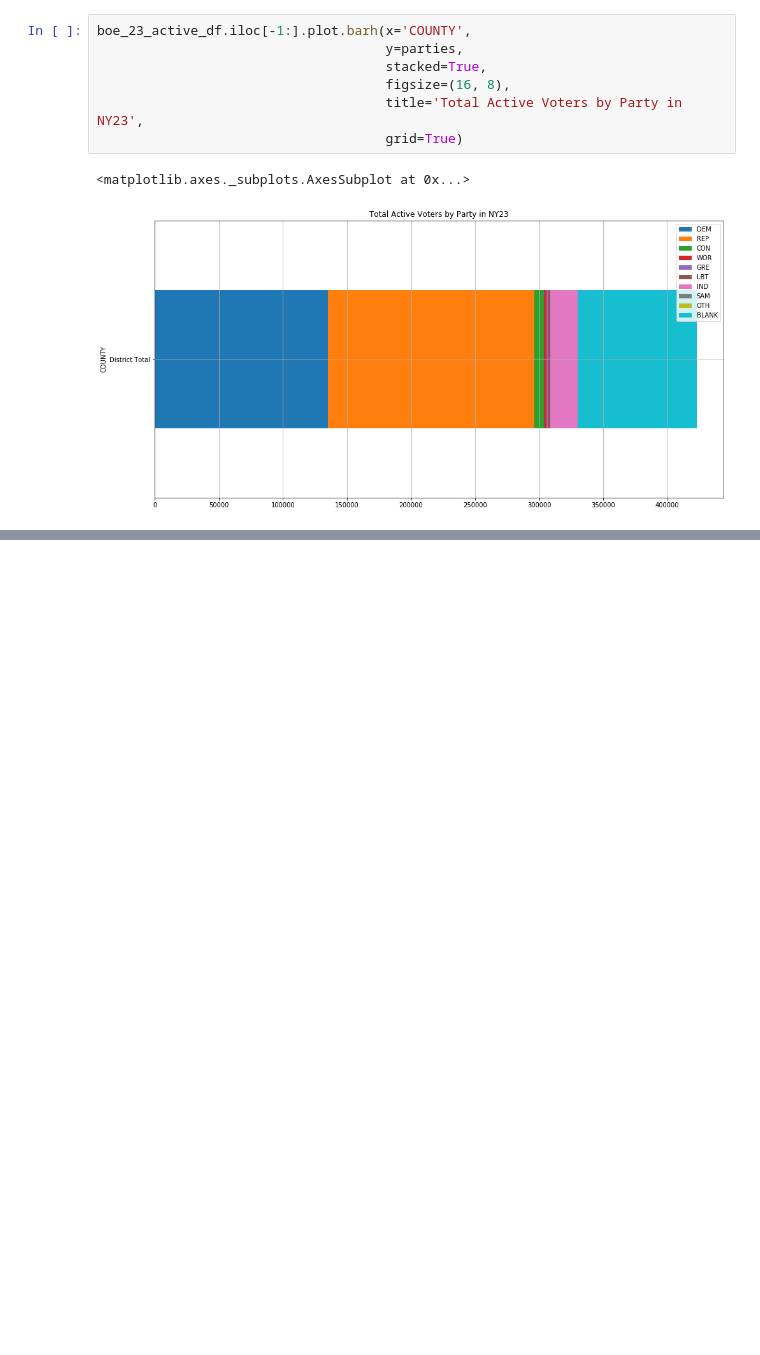
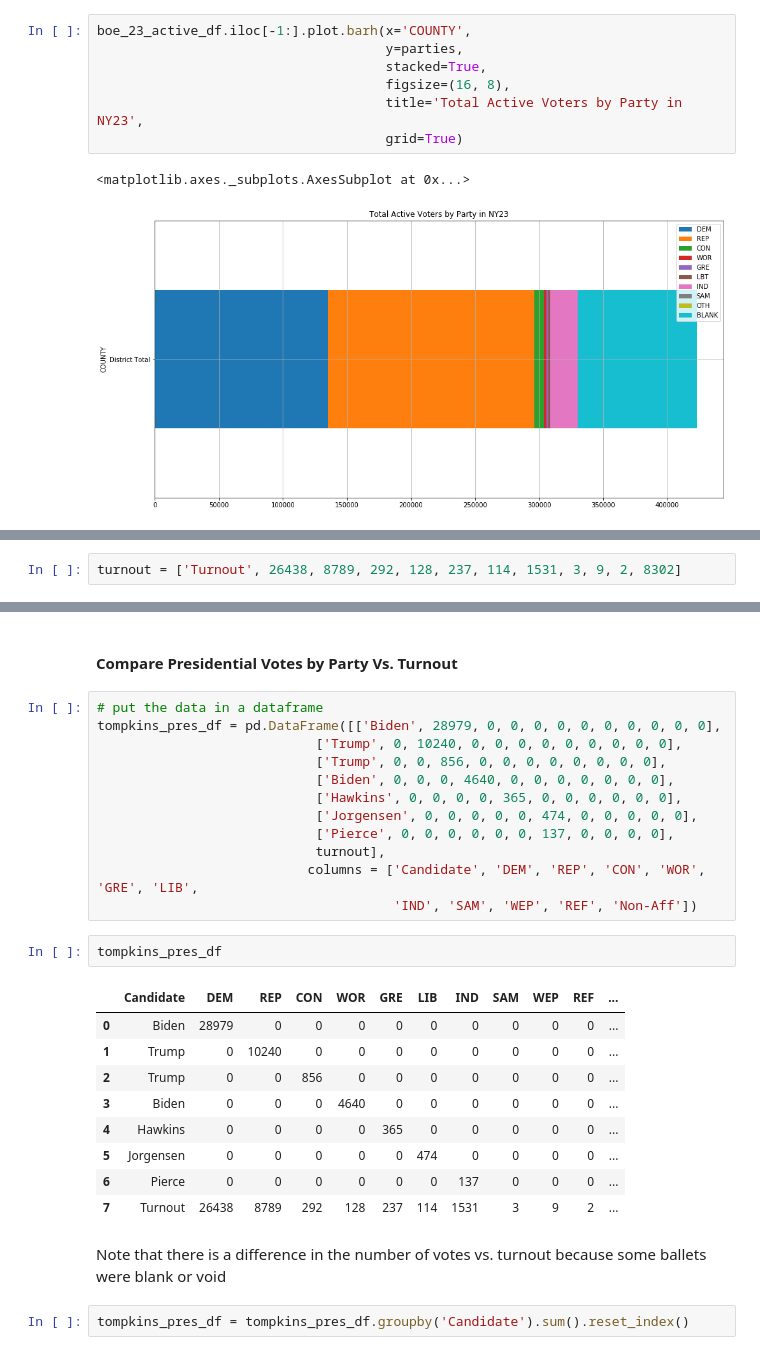
Before and after one commit to merb92/ny-23, a Jupyter notebook: census_ny_23_eda.ipynb, the cells around one changed output, grey strips where cells are left out. Drawn from its saved outputs; the diff is of its cells as text; blank space fills up the shorter version.

```diff
--- a/census_ny_23_eda.ipynb
+++ b/census_ny_23_eda.ipynb
@@ -288,0 +347,2 @@ boe_23_active_df.iloc[-1:].plot.barh(x='COUNTY',
+# %%
+turnout = ['Turnout', 26438, 8789, 292, 128, 237, 114, 1531, 3, 9, 2, 8302]
@@ -288,0 +455,30 @@ boe_23_active_df.iloc[-1:].plot.barh(x='COUNTY',
+# %% [markdown]
+#### Compare Presidential Votes by Party Vs. Turnout
+# %%
+# put the data in a dataframe
+tompkins_pres_df = pd.DataFrame([['Biden', 28979, 0, 0, 0, 0, 0, 0, 0, 0, 0, 0],
+                            ['Trump', 0, 10240, 0, 0, 0, 0, 0, 0, 0, 0, 0],
+                            ['Trump', 0, 0, 856, 0, 0, 0, 0, 0, 0, 0, 0],
+                            ['Biden', 0, 0, 0, 4640, 0, 0, 0, 0, 0, 0, 0],
+                            ['Hawkins', 0, 0, 0, 0, 365, 0, 0, 0, 0, 0, 0],
+                            ['Jorgensen', 0, 0, 0, 0, 0, 474, 0, 0, 0, 0, 0],
+                            ['Pierce', 0, 0, 0, 0, 0, 0, 137, 0, 0, 0, 0],
+                            turnout],
+                           columns = ['Candidate', 'DEM', 'REP', 'CON', 'WOR', 'GRE', 'LIB',
+                                      'IND', 'SAM', 'WEP', 'REF', 'Non-Aff'])
+# %%
+tompkins_pres_df
+# %% [output]
+|  | Candidate | DEM | REP | CON | WOR | GRE | LIB | IND | SAM | WEP | REF | ... |
+| 0 | Biden | 28979 | 0 | 0 | 0 | 0 | 0 | 0 | 0 | 0 | 0 | ... |
+| 1 | Trump | 0 | 10240 | 0 | 0 | 0 | 0 | 0 | 0 | 0 | 0 | ... |
+| 2 | Trump | 0 | 0 | 856 | 0 | 0 | 0 | 0 | 0 | 0 | 0 | ... |
+| 3 | Biden | 0 | 0 | 0 | 4640 | 0 | 0 | 0 | 0 | 0 | 0 | ... |
+| 4 | Hawkins | 0 | 0 | 0 | 0 | 365 | 0 | 0 | 0 | 0 | 0 | ... |
+| 5 | Jorgensen | 0 | 0 | 0 | 0 | 0 | 474 | 0 | 0 | 0 | 0 | ... |
+| 6 | Pierce | 0 | 0 | 0 | 0 | 0 | 0 | 137 | 0 | 0 | 0 | ... |
+| 7 | Turnout | 26438 | 8789 | 292 | 128 | 237 | 114 | 1531 | 3 | 9 | 2 | ... |
+# %% [markdown]
+Note that there is a difference in the number of votes vs. turnout because some ballets were blank or void
+# %%
+tompkins_pres_df = tompkins_pres_df.groupby('Candidate').sum().reset_index()
```
Also changed, not shown: parts of 30 cells of this notebook.
